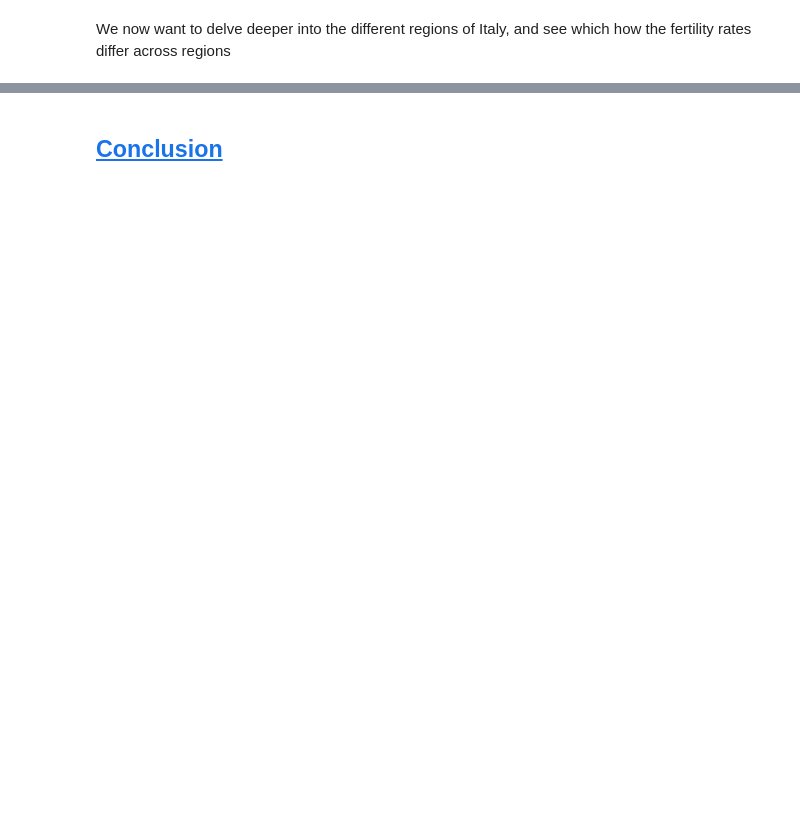
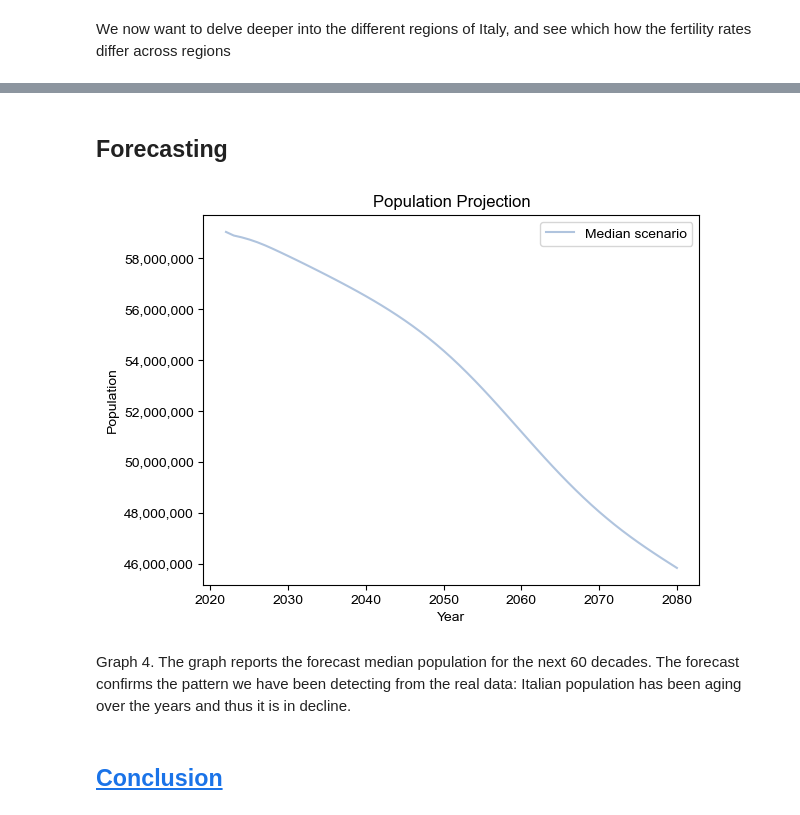
Before and after one commit to NumEconCopenhagen/projects-2024-bolo, a Jupyter notebook: dataproject/dataproject_structured.ipynb, the cells around one changed output, grey strips where cells are left out. Saved outputs shown, nothing was run; the diff lists cells and outputs as text; code cells hidden in the pictures; blank space fills up the shorter version.

```diff
--- a/dataproject/dataproject_structured.ipynb
+++ b/dataproject/dataproject_structured.ipynb
@@ -463,2 +256,26 @@ iplot(choromap2, validate=False)
+# %% [markdown]
+## Forecasting
+# %%
+#we load the data for the population projection
+pop_projection = pd.read_csv('Population Projection.csv')
+# %%
+# setting up forecast plot
+ax = pop_projection.plot('Year', 'Median scenario', kind='line', legend=True, title='Population Projection',color='lightsteelblue')
+
+# labels:
+plt.xlabel('Year')
+plt.ylabel('Population')
+
+# Change y-axis to display as real numbers
+ax.yaxis.set_major_formatter(ticker.FuncFormatter(lambda x, pos: '{:,.0f}'.format(x)))
+
+plt.style.use('seaborn-v0_8')
+
+# Show plot
+plt.show()
+# %% [output]
+[figure, added]
+# %% [markdown]
+Graph 4. The graph reports the forecast median population for the next 60 decades. The forecast confirms the pattern we have been detecting from the real data: Italian population has been aging over the years and thus it is in decline.
 # %% [markdown]
  ## <a id='toc4_'></a>[Conclusion](#toc0_)
```
Also changed, not shown: parts of 48 cells of this notebook, 5 other files.
